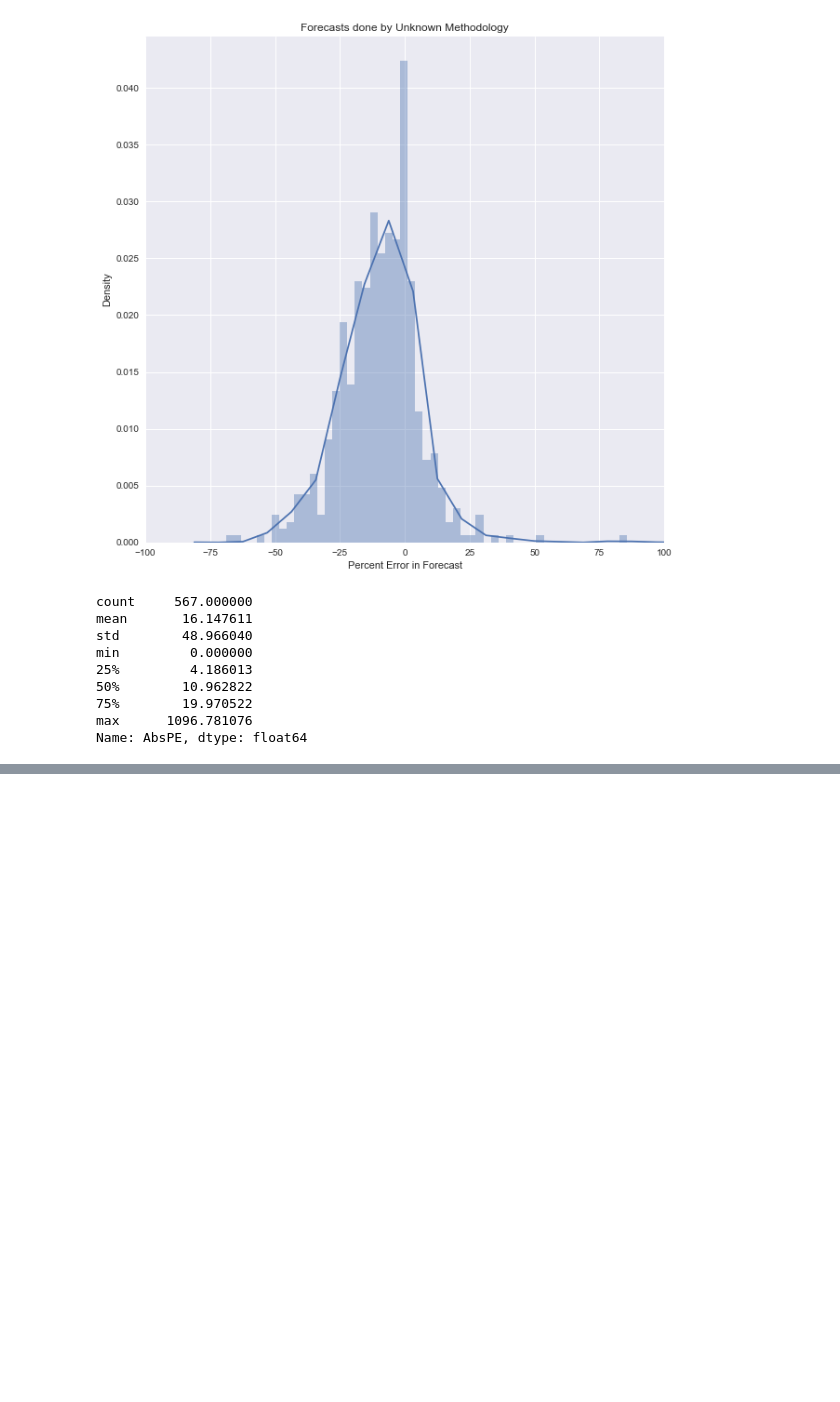
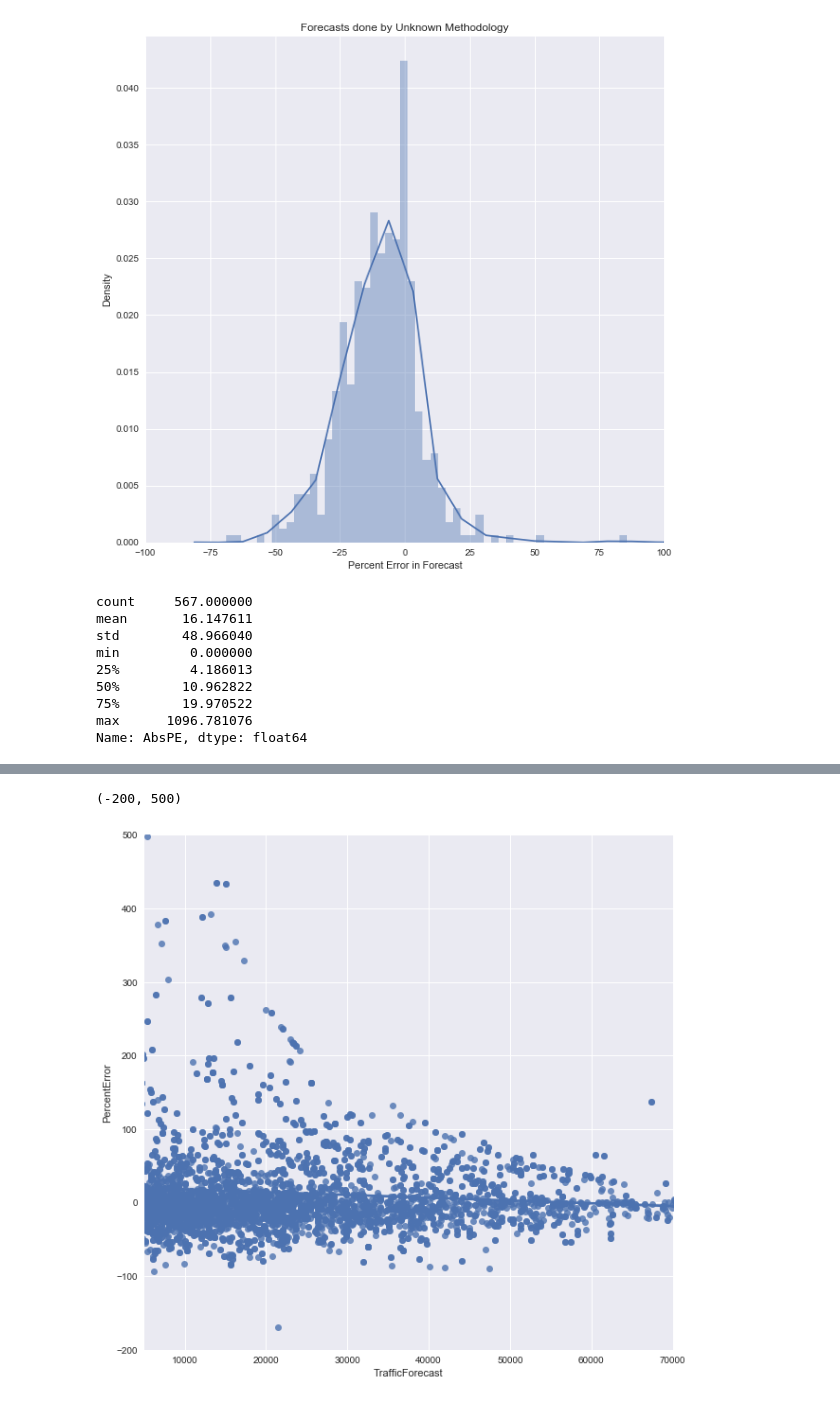
Before and after one commit to jawadmhoque/accuracy-assessment, a Jupyter notebook: Accuracy Algorithm.ipynb, the cells around one changed output, grey strips where cells are left out. Saved outputs shown, nothing was run; the diff lists cells and outputs as text; code cells hidden in the pictures; blank space fills up the shorter version.

```diff
--- a/Accuracy Algorithm.ipynb
+++ b/Accuracy Algorithm.ipynb
@@ -963,0 +1052,3 @@ Name: AbsPE, dtype: float64
+# %%
+flatdata_adjusted=flatdata_adjusted.assign(AbsError=np.abs(flatdata_adjusted['Error']))
+flatdata_adjusted
@@ -963,0 +1086,8 @@ Name: AbsPE, dtype: float64
+# %%
+ax=sns.regplot(flatdata_adjusted['TrafficForecast'],flatdata_adjusted['PercentError'])
+ax.figure.set_size_inches(10,10)
+ax.set_xlim(5000,70000)
+ax.set_ylim(-200,500)
+# %% [output]
+(-200, 500)
+[figure, added]
```
Also changed, not shown: parts of 24 cells of this notebook, 4 other files.
